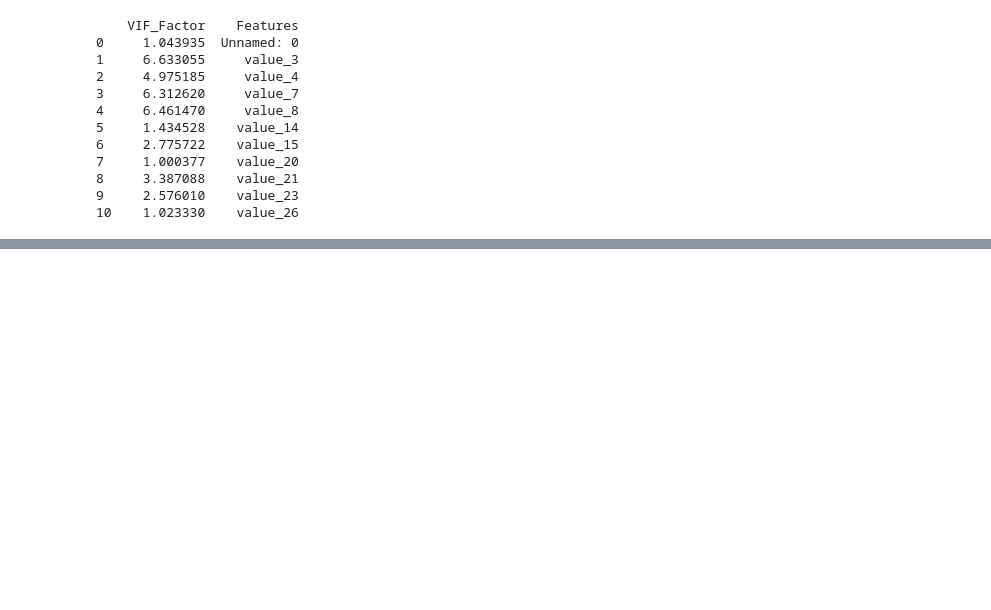
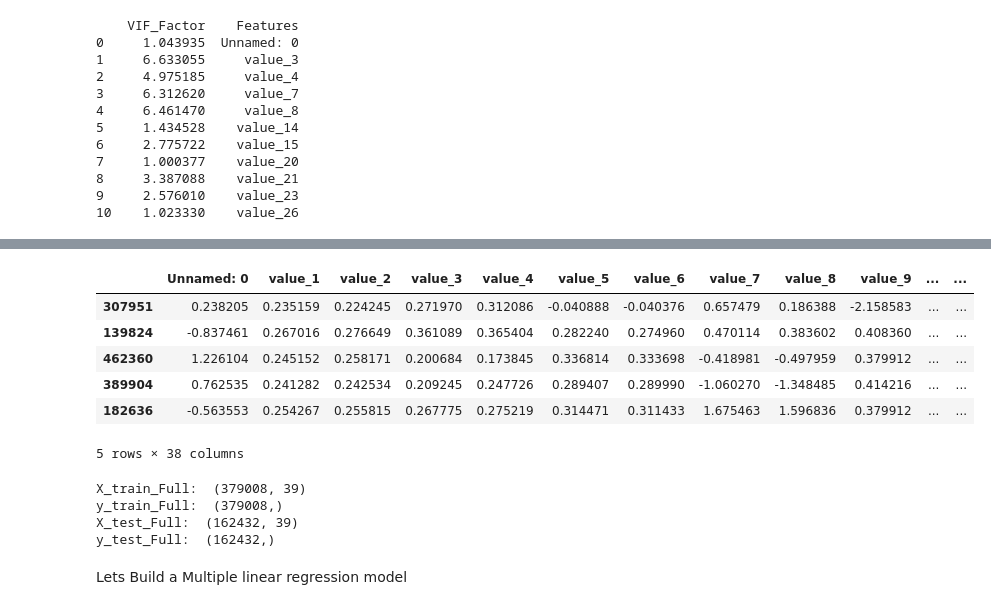
Before and after one commit to Pavan-628/Vibration_Analysis, a Jupyter notebook: Predict_Vibrations.ipynb, the cells around one changed output, grey strips where cells are left out. Cells and saved outputs as stored; diff of their text form; code cells hidden in the pictures; blank space fills up the shorter version.

```diff
--- a/Predict_Vibrations.ipynb
+++ b/Predict_Vibrations.ipynb
@@ -245,0 +238,7 @@ for ind in range(len(sensor_numeric.columns)):
+# %%
+#Seperate the numeric and categorical features
+sensor_num=sensor_features.select_dtypes(include=[np.number])
+sensor_cat=sensor_features.select_dtypes(include=[np.object])
+# %%
+#Create dummy variables for the categorical varibales
+cat_encode=pd.get_dummies(data=sensor_cat,drop_first=True)
@@ -245,0 +255,12 @@ for ind in range(len(sensor_numeric.columns)):
+# %%
+#merge the dummy varibale data with the numeric data
+sensor_final=pd.concat([sensor_num,cat_encode],axis=1)
+sensor_final.sample(5)
+# %% [output]
+|  | Unnamed: 0 | value_1 | value_2 | value_3 | value_4 | value_5 | value_6 | value_7 | value_8 | value_9 | ... | ... |
+| 307951 | 0.238205 | 0.235159 | 0.224245 | 0.271970 | 0.312086 | -0.040888 | -0.040376 | 0.657479 | 0.186388 | -2.158583 | ... | ... |
+| 139824 | -0.837461 | 0.267016 | 0.276649 | 0.361089 | 0.365404 | 0.282240 | 0.274960 | 0.470114 | 0.383602 | 0.408360 | ... | ... |
+| 462360 | 1.226104 | 0.245152 | 0.258171 | 0.200684 | 0.173845 | 0.336814 | 0.333698 | -0.418981 | -0.497959 | 0.379912 | ... | ... |
+| 389904 | 0.762535 | 0.241282 | 0.242534 | 0.209245 | 0.247726 | 0.289407 | 0.289990 | -1.060270 | -1.348485 | 0.414216 | ... | ... |
+| 182636 | -0.563553 | 0.254267 | 0.255815 | 0.267775 | 0.275219 | 0.314471 | 0.311433 | 1.675463 | 1.596836 | 0.379912 | ... | ... |
+5 rows × 38 columns
@@ -245,0 +276,12 @@ for ind in range(len(sensor_numeric.columns)):
+# %%
+print('X_train_Full: ',X_train_Full.shape)
+print('y_train_Full: ',y_train_Full.shape)
+print('X_test_Full: ',X_test_Full.shape)
+print('y_test_Full: ',y_test_Full.shape)
+# %% [output]
+X_train_Full:  (379008, 39)
+y_train_Full:  (379008,)
+X_test_Full:  (162432, 39)
+y_test_Full:  (162432,)
+# %% [markdown]
+Lets Build a Multiple linear regression model
```
Also changed, not shown: parts of 40 cells of this notebook.
